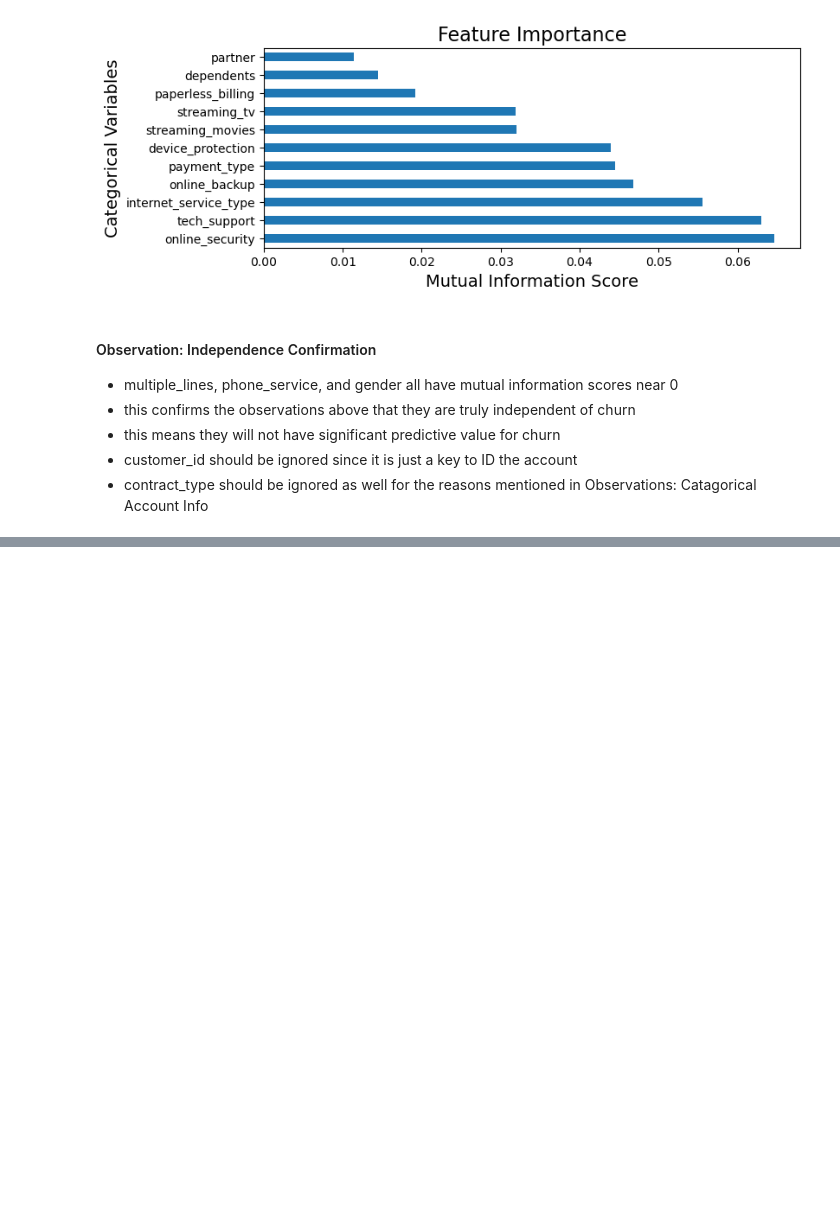
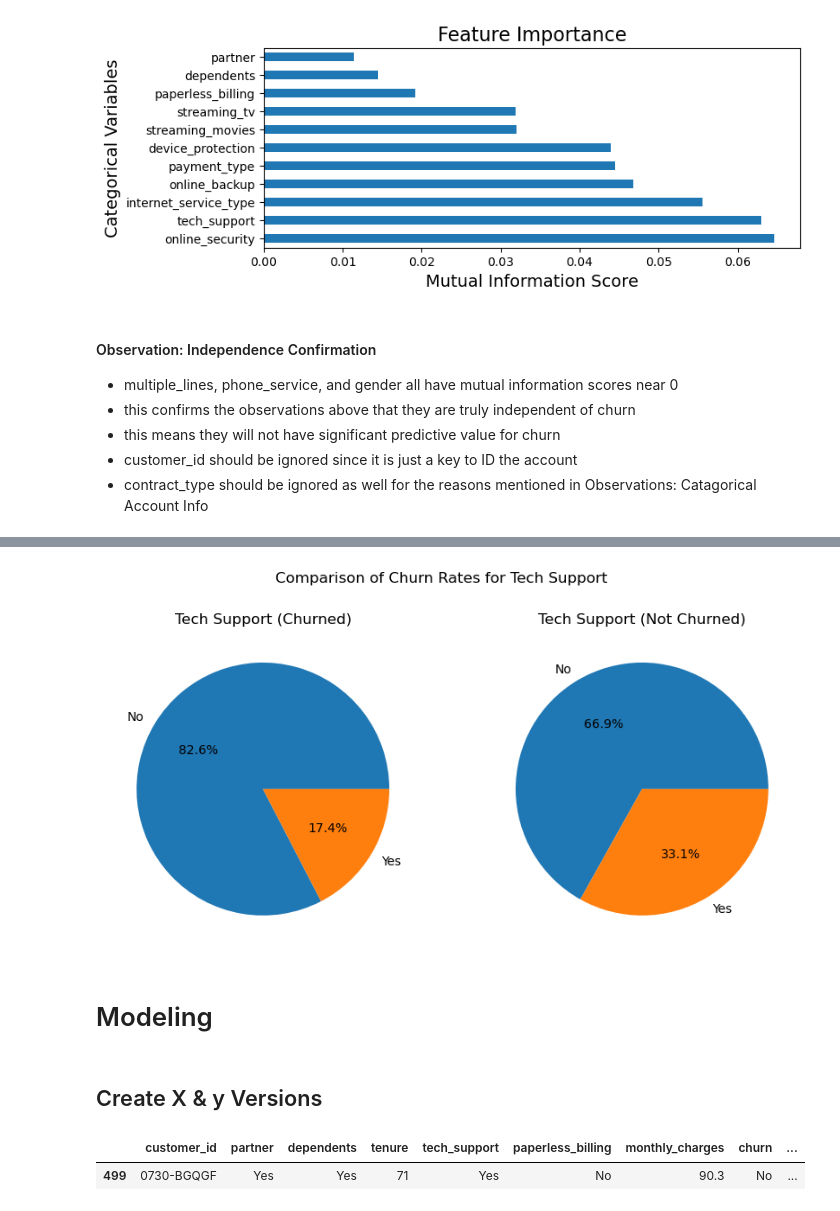
Before and after one commit to scottbarnett97/Telco-Classification-Project, a Jupyter notebook: telco_workbook.ipynb, the cells around one changed output, grey strips where cells are left out. Cells and saved outputs as stored; diff of their text form; code cells hidden in the pictures; blank space fills up the shorter version.

```diff
--- a/telco_workbook.ipynb
+++ b/telco_workbook.ipynb
@@ -402,0 +810,32 @@ train.sample()
+# %%
+# split the data by churn status
+churned = train[train['churn'] == 'Yes']
+not_churned = train[train['churn'] == 'No']
+
+# create two subplots for the two pie charts
+fig, (ax1, ax2) = plt.subplots(1, 2, figsize=(10, 5))
+
+# create the first pie chart for 'tech_support_Yes' among churned customers
+ax1.pie(churned['tech_support_Yes'].value_counts(), labels=['No', 'Yes'], autopct='%1.1f%%')
+ax1.set_title('Tech Support (Churned)')
+
+# create the second pie chart for 'tech_support_Yes' among non-churned customers
+ax2.pie(not_churned['tech_support_Yes'].value_counts(), labels=['No', 'Yes'], autopct='%1.1f%%')
+ax2.set_title('Tech Support (Not Churned)')
+
+# add a title for the overall plot
+fig.suptitle('Comparison of Churn Rates for Tech Support')
+
+plt.show()
+#This one was not very helpful
+# %% [output]
+[figure, added]
+# %% [markdown]
+# Modeling
+# %% [markdown]
+## Create X & y Versions
+# %%
+train.sample()
+# %% [output]
+|  | customer_id | partner | dependents | tenure | tech_support | paperless_billing | monthly_charges | churn | ... |
+| 499 | 0730-BGQGF | Yes | Yes | 71 | Yes | No | 90.3 | No | ... |
```
Also changed, not shown: parts of 65 cells of this notebook, 3 other files.
